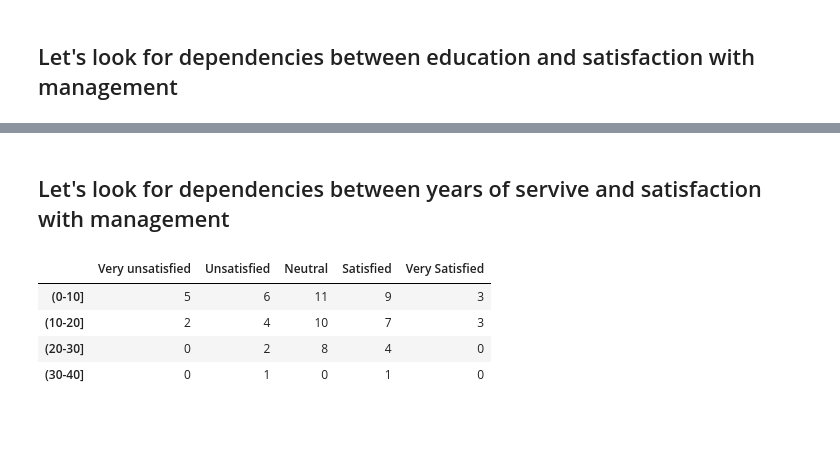
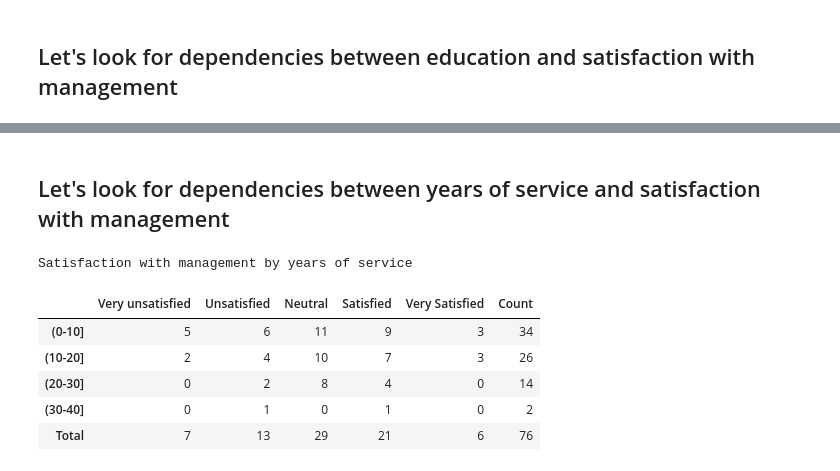
Before and after one commit to jemlau/DataAnalysisProject, a Jupyter notebook: harjoitustyöJEMINA.ipynb, the cells around one changed output, grey strips where cells are left out. Cells and saved outputs as stored; diff of their text form; code cells hidden in the pictures; blank space fills up the shorter version.

```diff
--- a/harjoitustyöJEMINA.ipynb
+++ b/harjoitustyöJEMINA.ipynb
@@ -220,17 +255,28 @@ plt.show()
 # %% [markdown]
-## Let's look for dependencies between years of servive and satisfaction with management
+## Let's look for dependencies between years of service and satisfaction with management
 # %%
 df_yosandmanag = pd.crosstab(df['yearsofservice_class'], df['sat_management'])
 
 df_yosandmanag.index = ['(0-10]', '(10-20]', '(20-30]', '(30-40]']
 df_yosandmanag.columns = ['Very unsatisfied', 'Unsatisfied', 'Neutral', 'Satisfied', 'Very Satisfied']
 
+df_yosandmanag['Count'] = df_yosandmanag.sum(axis=1)
+
+total_counts = df_yosandmanag.iloc[:, :-1].sum()
+total_count = df_yosandmanag['Count'].sum()
+
+df_yosandmanag.loc['Total'] = total_counts
+df_yosandmanag.loc['Total', 'Count'] = total_count
+
 df_yosandmanag = df_yosandmanag.astype(int)
 
+print("Satisfaction with management by years of service")
 df_yosandmanag
 # %% [output]
+Satisfaction with management by years of service
-|  | Very unsatisfied | Unsatisfied | Neutral | Satisfied | Very Satisfied |
-| (0-10] | 5 | 6 | 11 | 9 | 3 |
-| (10-20] | 2 | 4 | 10 | 7 | 3 |
-| (20-30] | 0 | 2 | 8 | 4 | 0 |
-| (30-40] | 0 | 1 | 0 | 1 | 0 |
+|  | Very unsatisfied | Unsatisfied | Neutral | Satisfied | Very Satisfied | Count |
+| (0-10] | 5 | 6 | 11 | 9 | 3 | 34 |
+| (10-20] | 2 | 4 | 10 | 7 | 3 | 26 |
+| (20-30] | 0 | 2 | 8 | 4 | 0 | 14 |
+| (30-40] | 0 | 1 | 0 | 1 | 0 | 2 |
+| Total | 7 | 13 | 29 | 21 | 6 | 76 |
```
Also changed, not shown: parts of 10 cells of this notebook.
